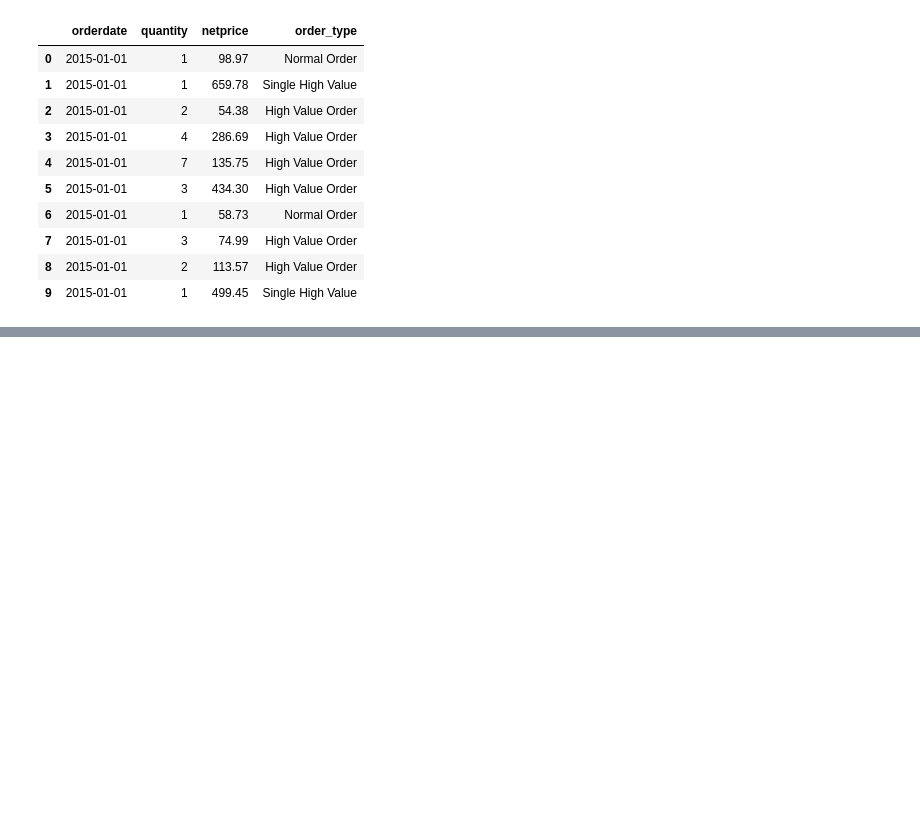
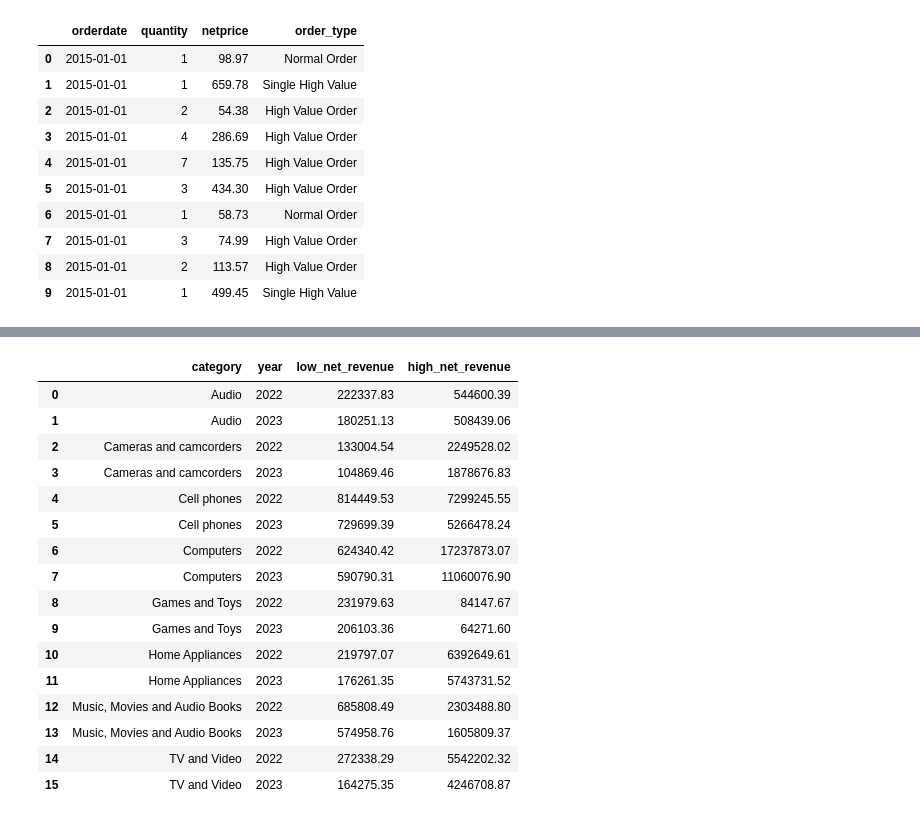
Before and after one commit to bonsoul/Data_Engineering101, a Jupyter notebook: AND41.ipynb, the cells around one changed output, grey strips where cells are left out. Saved outputs shown, nothing was run; the diff lists cells and outputs as text; code cells hidden in the pictures; blank space fills up the shorter version.

```diff
--- a/AND41.ipynb
+++ b/AND41.ipynb
@@ -112,0 +188,38 @@ LIMIT 10
+# %%
+%%sql
+SELECT
+    p.categoryname AS category,
+    EXTRACT(YEAR FROM s.orderdate) AS year,
+    SUM(CASE WHEN (s.quantity * s.netprice * s.exchangerate) < 398
+            THEN (s.quantity * s.netprice * s.exchangerate) END) AS low_net_revenue,
+    SUM(CASE WHEN (s.quantity * s.netprice * s.exchangerate) > 398
+            THEN (s.quantity * s.netprice * s.exchangerate) END) AS high_net_revenue
+FROM
+    sales s
+LEFT JOIN product p ON s.productkey = p.productkey
+WHERE
+    EXTRACT(YEAR FROM s.orderdate) IN (2022, 2023)
+GROUP BY
+    p.categoryname,
+    EXTRACT(YEAR FROM s.orderdate)
+ORDER BY
+    p.categoryname,
+    year;
+# %% [output]
+|  | category | year | low_net_revenue | high_net_revenue |
+| 0 | Audio | 2022 | 222337.83 | 544600.39 |
+| 1 | Audio | 2023 | 180251.13 | 508439.06 |
+| 2 | Cameras and camcorders | 2022 | 133004.54 | 2249528.02 |
+| 3 | Cameras and camcorders | 2023 | 104869.46 | 1878676.83 |
+| 4 | Cell phones | 2022 | 814449.53 | 7299245.55 |
+| 5 | Cell phones | 2023 | 729699.39 | 5266478.24 |
+| 6 | Computers | 2022 | 624340.42 | 17237873.07 |
+| 7 | Computers | 2023 | 590790.31 | 11060076.90 |
+| 8 | Games and Toys | 2022 | 231979.63 | 84147.67 |
+| 9 | Games and Toys | 2023 | 206103.36 | 64271.60 |
+| 10 | Home Appliances | 2022 | 219797.07 | 6392649.61 |
+| 11 | Home Appliances | 2023 | 176261.35 | 5743731.52 |
+| 12 | Music, Movies and Audio Books | 2022 | 685808.49 | 2303488.80 |
+| 13 | Music, Movies and Audio Books | 2023 | 574958.76 | 1605809.37 |
+| 14 | TV and Video | 2022 | 272338.29 | 5542202.32 |
+| 15 | TV and Video | 2023 | 164275.35 | 4246708.87 |
```
Also changed, not shown: parts of 4 cells of this notebook.
